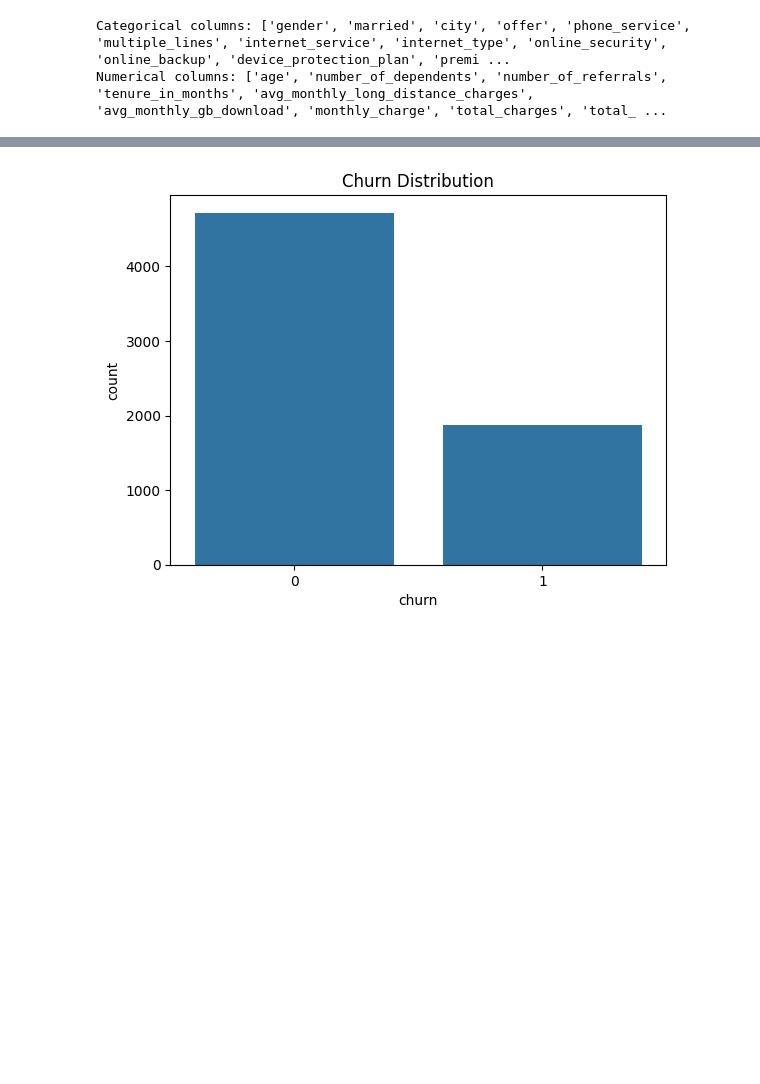
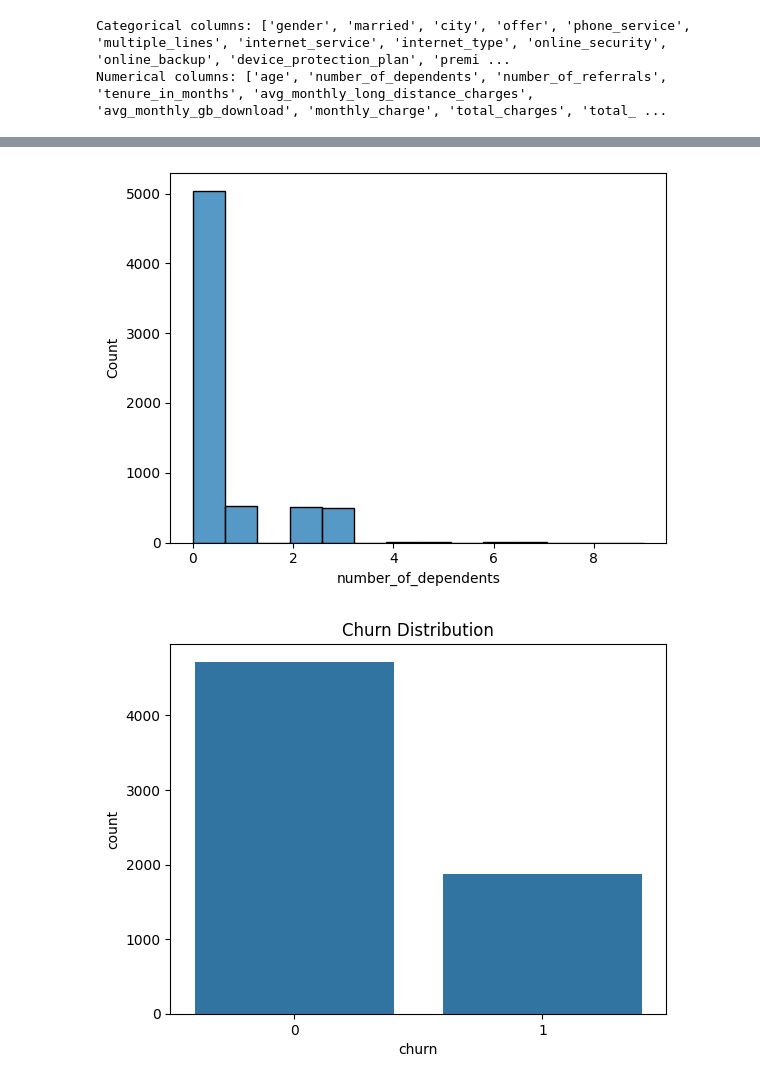
Before and after one commit to chunonso/CHURNGUARD, a Jupyter notebook: ChurnGuard/churn.ipynb, the cells around one changed output, grey strips where cells are left out. Drawn from its saved outputs; the diff is of its cells as text; code cells hidden in the pictures; blank space fills up the shorter version.

```diff
--- a/ChurnGuard/churn.ipynb
+++ b/ChurnGuard/churn.ipynb
@@ -232,3 +274,9 @@ Numerical columns: ['age', 'number_of_dependents', 'number_of_referrals', 'tenur
+# %%
+import seaborn as sns
+sns.histplot(df['number_of_dependents'])
+plt.show()
+# %% [output]
+[figure, added]
 # %%
 # Categorical features where missing means no subscription
 categorical_missing = [
```
Also changed, not shown: parts of 8 cells of this notebook.
